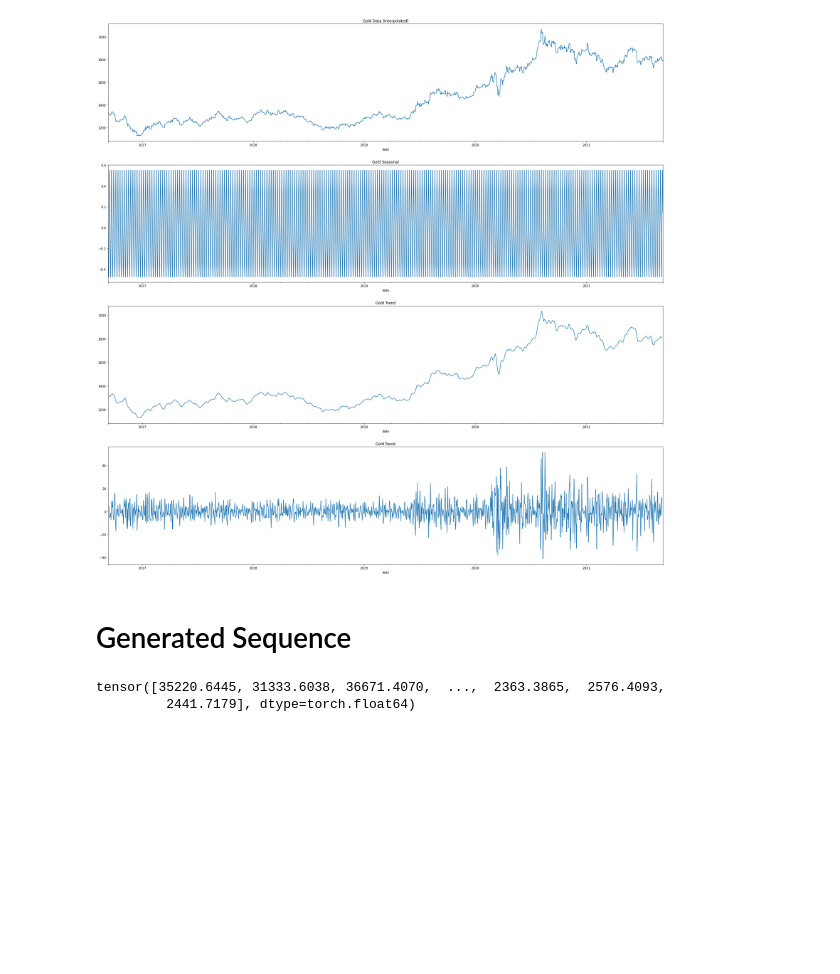
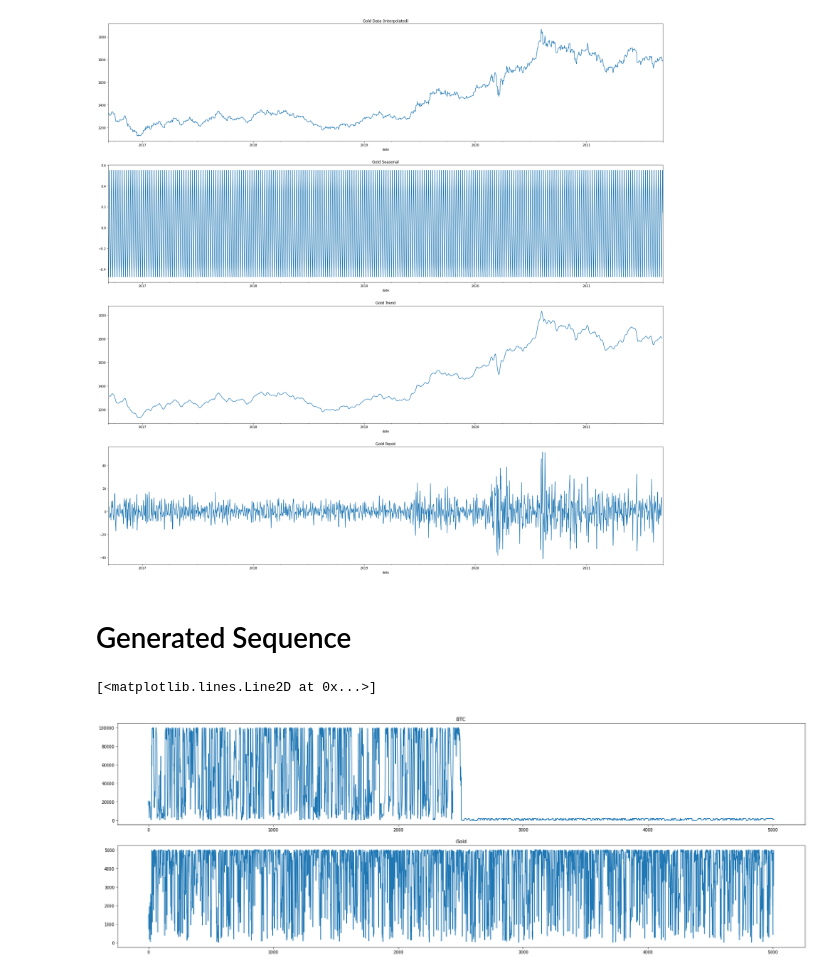
Before and after one commit to YuyangLee/Trading-Strategy-MCM22C, a Jupyter notebook: data_process.ipynb, the cells around one changed output. Cells and saved outputs as stored; diff of their text form; code cells hidden in the pictures; blank space fills up the shorter version.

Commit message:
ready for forecasted data

```diff
--- a/data_process.ipynb
+++ b/data_process.ipynb
@@ -126,8 +126,19 @@ plt.savefig("data/tsa/gold_itp.pdf")
 [figure]
 # %% [markdown]
 # Generated Sequence
-# %%
-sequence = torch.from_numpy(pd.read_csv("data/seq_gen.csv").to_numpy().transpose((-1, -2)))[1]
-# %% [output]
-tensor([35220.6445, 31333.6038, 36671.4070,  ...,  2363.3865,  2576.4093,
-         2441.7179], dtype=torch.float64)
+# %%
+btc_gen_df = pd.read_csv("data/btc.csv")
+gold_gen_df = pd.read_csv("data/gold.csv")
+btc_gen = torch.from_numpy(btc_gen_df.to_numpy().transpose((-1, -2)))[1]
+gold_gen = torch.from_numpy(gold_gen_df.to_numpy().transpose((-1, -2)))[1]
+plt.figure(figsize=(30, 10))
+
+plt.subplot(211)
+plt.title("BTC")
+plt.plot(btc_gen)
+plt.subplot(212)
+plt.title("Gold")
+plt.plot(gold_gen)
+# %% [output]
+[<matplotlib.lines.Line2D at 0x...>]
+[figure, added]
```
Also changed, not shown: parts of 2 cells of this notebook, 10 other files.
